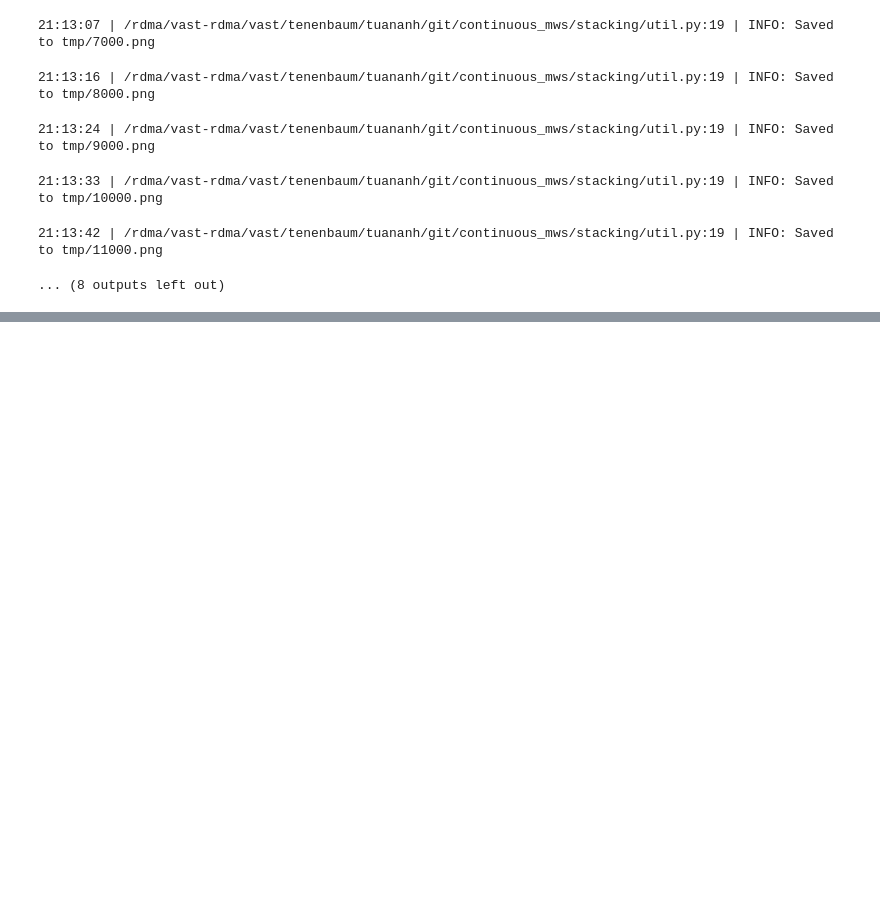
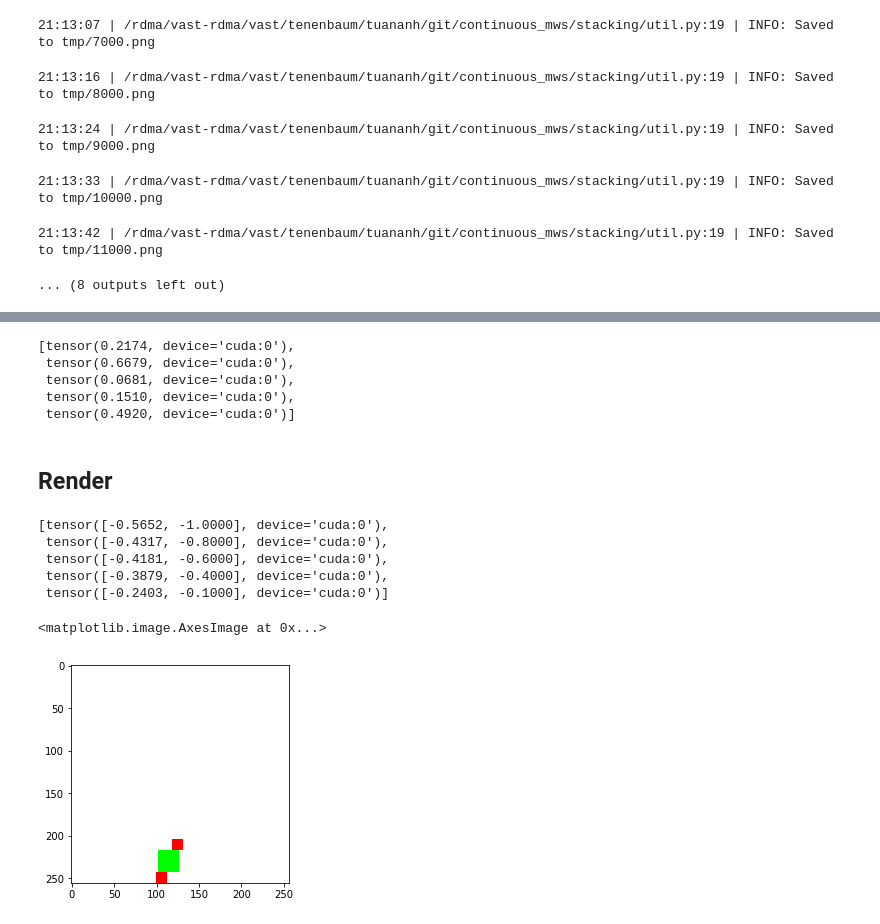
Before and after one commit to tuananhle7/hmws, a Jupyter notebook: stacking/Untitled.ipynb, the cells around one changed output, grey strips where cells are left out. Drawn from its saved outputs; the diff is of its cells as text; code cells hidden in the pictures; blank space fills up the shorter version.

```diff
--- a/stacking/Untitled.ipynb
+++ b/stacking/Untitled.ipynb
@@ -553,0 +619,54 @@ util.make_gif(img_paths, "training.gif", fps=3)
+# %%
+raw_locations = sample_raw_locations(stacking_program)
+raw_locations
+# %% [output]
+[tensor(0.2174, device='cuda:0'),
+ tensor(0.6679, device='cuda:0'),
+ tensor(0.0681, device='cuda:0'),
+ tensor(0.1510, device='cuda:0'),
+ tensor(0.4920, device='cuda:0')]
+# %% [markdown]
+## Render
+# %%
+def convert_raw_locations(raw_locations, stacking_program, primitives):
+    # Sample the bottom
+    y = torch.tensor(-1., device=device)
+    min_x = -1.0
+    max_x = 1.0
+    locations = []
+    for primitive_id, raw_location in zip(stacking_program, raw_locations):
+        x = raw_location * (max_x - min_x) + min_x
+        locations.append(torch.stack([x, y]))
+
+        size = primitives[primitive_id].size
+        y = y + size
+        min_x = x
+        max_x = x + size
+    return locations
+# %%
+locations = convert_raw_locations(raw_locations, stacking_program, primitives)
+locations
+# %% [output]
+[tensor([-0.5652, -1.0000], device='cuda:0'),
+ tensor([-0.4317, -0.8000], device='cuda:0'),
+ tensor([-0.4181, -0.6000], device='cuda:0'),
+ tensor([-0.3879, -0.4000], device='cuda:0'),
+ tensor([-0.2403, -0.1000], device='cuda:0')]
+# %%
+def render(primitives, stacking_program, raw_locations, num_channels=3, num_rows=256, num_cols=256):
+    # Convert
+    locations = convert_raw_locations(raw_locations, stacking_program, primitives)
+
+    # Render
+    canvas = init_canvas(device, num_channels, num_rows, num_cols)
+    for primitive_id, location in zip(stacking_program, locations):
+        primitive = primitives[primitive_id]
+        canvas = render_square(primitive, location, canvas)
+
+    return canvas
+# %%
+img = render(primitives, stacking_program, raw_locations)
+plt.imshow(img.cpu().permute(1, 2, 0))
+# %% [output]
+<matplotlib.image.AxesImage at 0x...>
+[figure, added]
```
Also changed, not shown: parts of 16 cells of this notebook.
